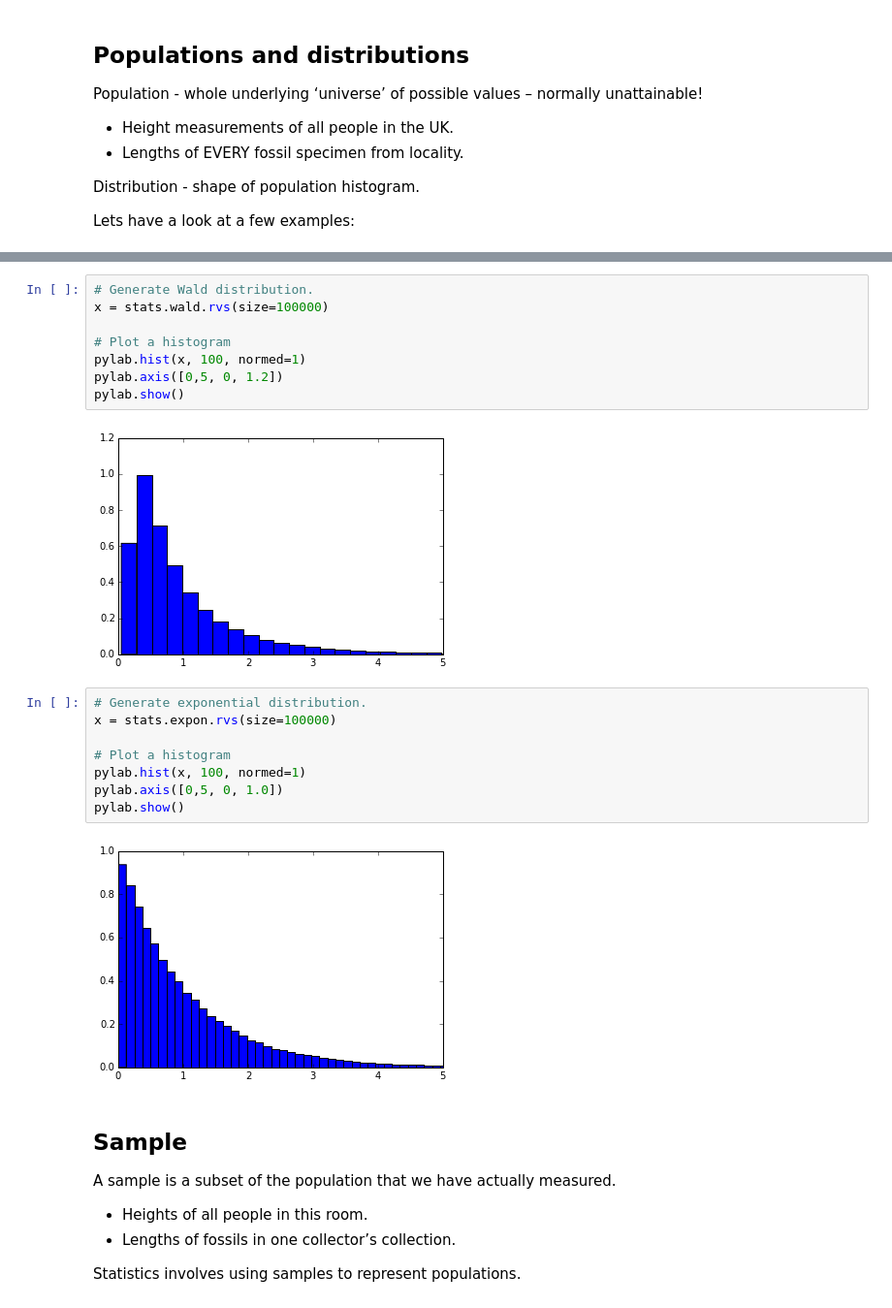
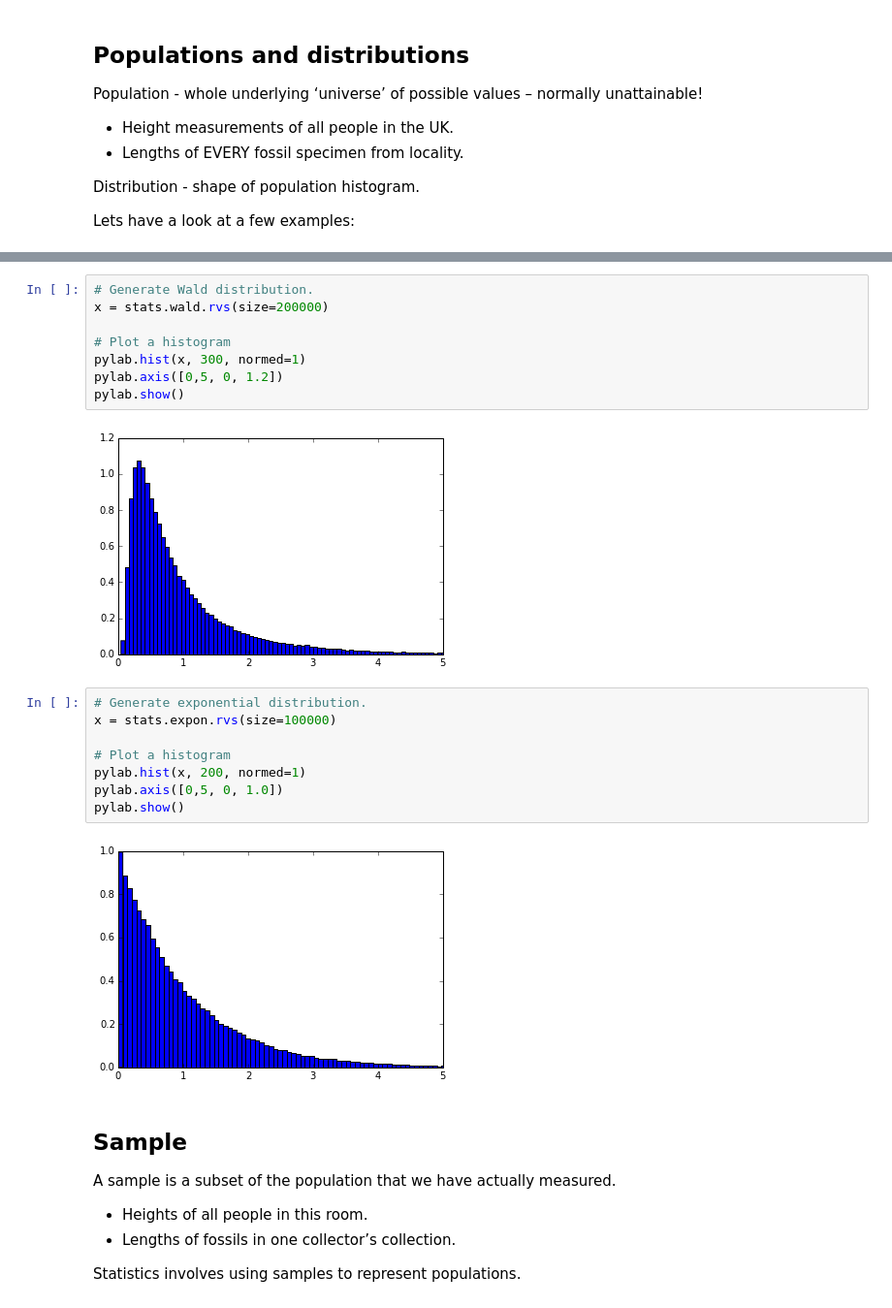
Before and after one commit to ggorman/Introduction-to-stats-for-geoscientists, a Jupyter notebook: notebooks/Lecture-5.ipynb, the cells around one changed output, grey strips where cells are left out. Shown at 97% size. Cells and saved outputs as stored; diff of their text form.

```diff
--- a/notebooks/Lecture-5.ipynb
+++ b/notebooks/Lecture-5.ipynb
@@ -61,23 +59,23 @@ WARNING: pylab import has clobbered these variables: ['pylab']
 # %%
 # Generate Wald distribution.
-x = stats.wald.rvs(size=100000)
+x = stats.wald.rvs(size=200000)
 
 # Plot a histogram
-pylab.hist(x, 100, normed=1)
+pylab.hist(x, 300, normed=1)
 pylab.axis([0,5, 0, 1.2])
 pylab.show()
 # %% [output]
-[figure, old version]
+[figure, new version]
 # %%
 # Generate exponential distribution.
 x = stats.expon.rvs(size=100000)
 
 # Plot a histogram
-pylab.hist(x, 100, normed=1)
+pylab.hist(x, 200, normed=1)
 pylab.axis([0,5, 0, 1.0])
 pylab.show()
 # %% [output]
-[figure, old version]
+[figure, new version]
 # %% [markdown]
 ## Sample
 A sample is a subset of the population that we have actually measured.
```
Also changed, not shown: parts of 6 cells of this notebook, 2 other files.
